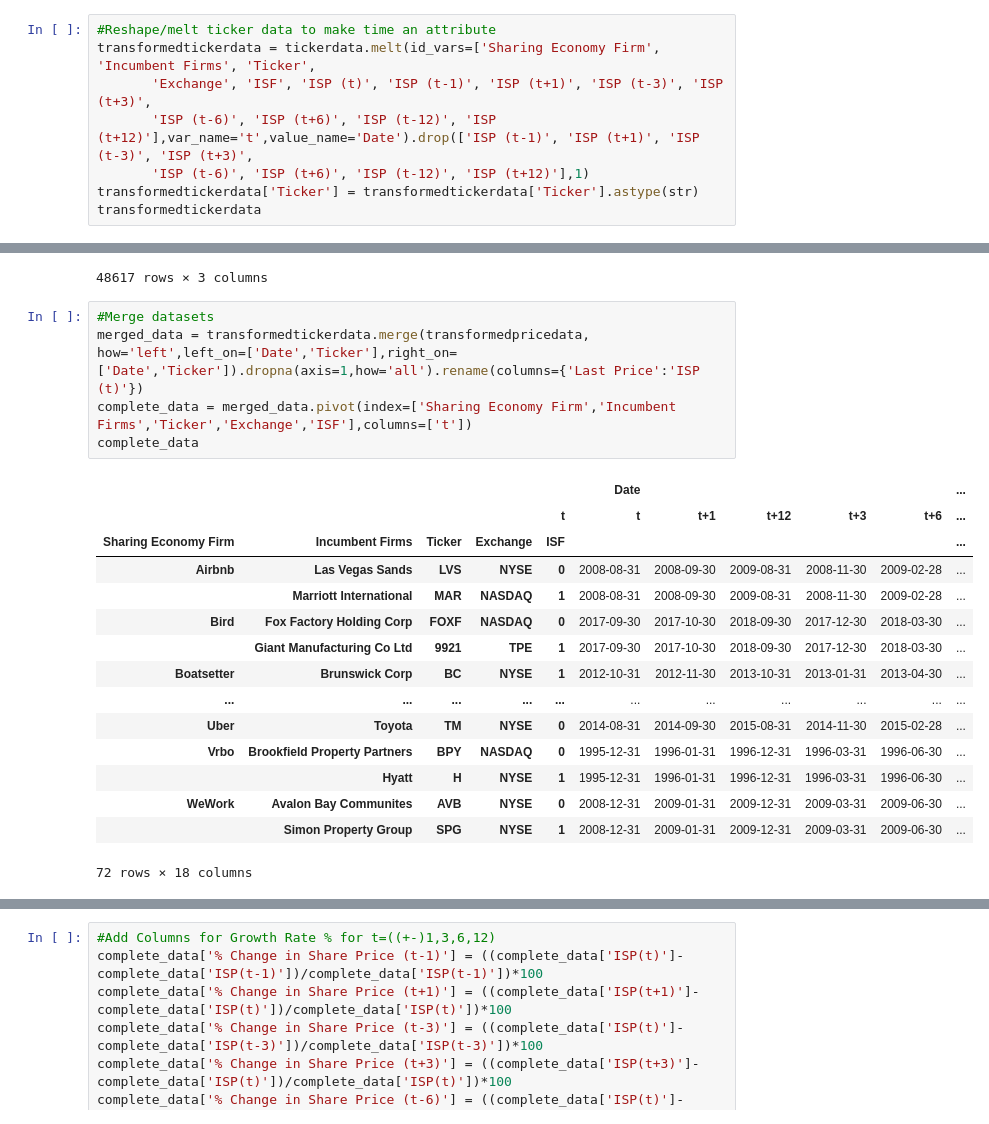
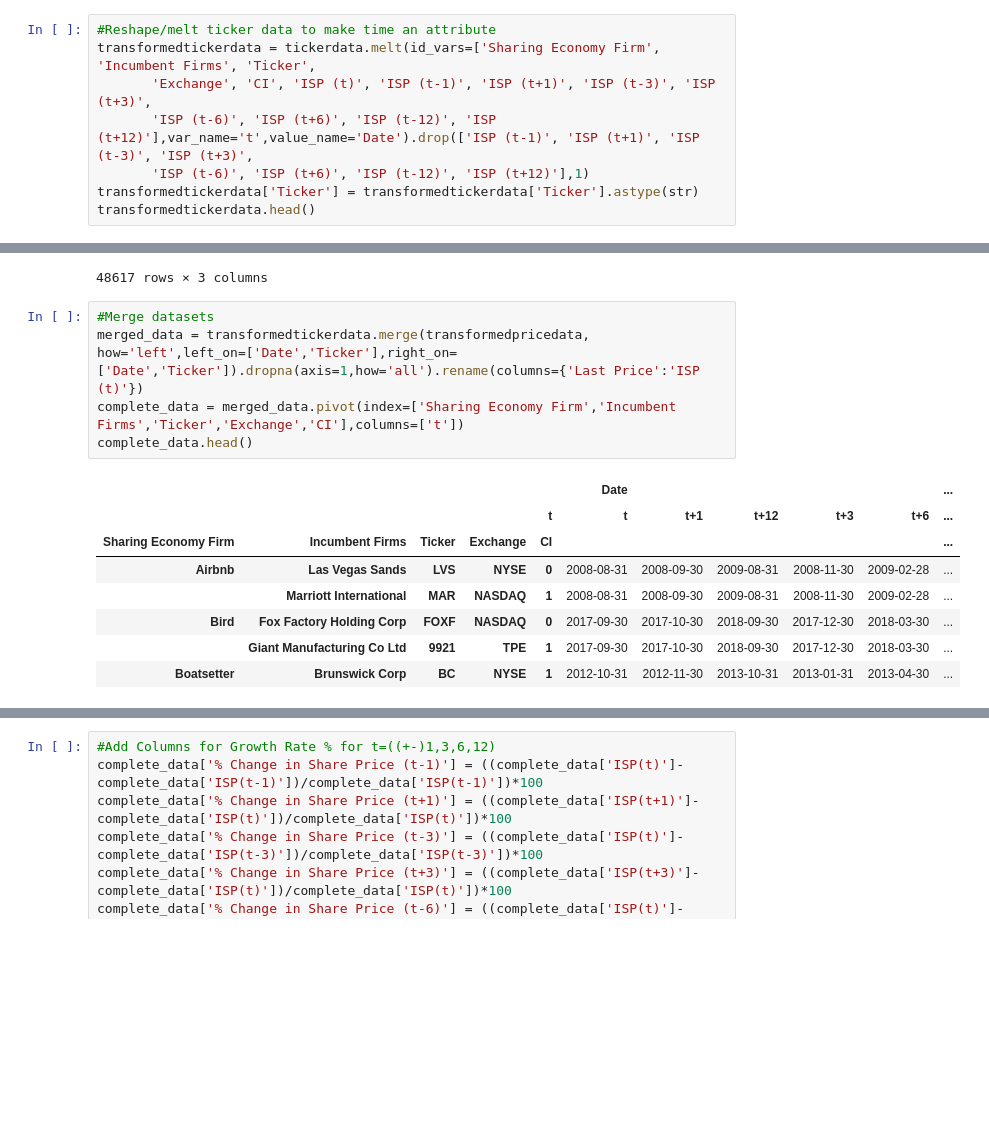
Before and after one commit to SolB77/Managerial-Economics-Senior-Thesis, a Jupyter notebook: Thesis Data Cleanup, Merging, and Visualization.ipynb, the cells around one changed output, grey strips where cells are left out. Drawn from its saved outputs; the diff is of its cells as text; blank space fills up the shorter version.

Commit message:
Create STATA Data

```diff
--- a/Thesis Data Cleanup, Merging, and Visualization.ipynb
+++ b/Thesis Data Cleanup, Merging, and Visualization.ipynb
@@ -34,9 +28,9 @@ Index(['Sharing Economy Firm', 't', 'Incumbent Firms', 'Ticker', 'Exchange',
 # %%
 #Reshape/melt ticker data to make time an attribute
 transformedtickerdata = tickerdata.melt(id_vars=['Sharing Economy Firm', 'Incumbent Firms', 'Ticker',
-       'Exchange', 'ISF', 'ISP (t)', 'ISP (t-1)', 'ISP (t+1)', 'ISP (t-3)', 'ISP (t+3)',
+       'Exchange', 'CI', 'ISP (t)', 'ISP (t-1)', 'ISP (t+1)', 'ISP (t-3)', 'ISP (t+3)',
        'ISP (t-6)', 'ISP (t+6)', 'ISP (t-12)', 'ISP (t+12)'],var_name='t',value_name='Date').drop(['ISP (t-1)', 'ISP (t+1)', 'ISP (t-3)', 'ISP (t+3)',
        'ISP (t-6)', 'ISP (t+6)', 'ISP (t-12)', 'ISP (t+12)'],1)
 transformedtickerdata['Ticker'] = transformedtickerdata['Ticker'].astype(str)
-transformedtickerdata
+transformedtickerdata.head()
 # %% [output]
@@ -79,24 +66,17 @@ transformedpricedata.dropna(axis=1,how='all')
 # %%
 #Merge datasets
 merged_data = transformedtickerdata.merge(transformedpricedata, how='left',left_on=['Date','Ticker'],right_on=['Date','Ticker']).dropna(axis=1,how='all').rename(columns={'Last Price':'ISP (t)'})
-complete_data = merged_data.pivot(index=['Sharing Economy Firm','Incumbent Firms','Ticker','Exchange','ISF'],columns=['t'])
-complete_data
+complete_data = merged_data.pivot(index=['Sharing Economy Firm','Incumbent Firms','Ticker','Exchange','CI'],columns=['t'])
+complete_data.head()
 # %% [output]
 |  |  |  |  |  | Date |  |  |  |  | ... |
 |  |  |  |  | t | t | t+1 | t+12 | t+3 | t+6 | ... |
-| Sharing Economy Firm | Incumbent Firms | Ticker | Exchange | ISF |  |  |  |  |  | ... |
+| Sharing Economy Firm | Incumbent Firms | Ticker | Exchange | CI |  |  |  |  |  | ... |
 | Airbnb | Las Vegas Sands | LVS | NYSE | 0 | 2008-08-31 | 2008-09-30 | 2009-08-31 | 2008-11-30 | 2009-02-28 | ... |
 |  | Marriott International | MAR | NASDAQ | 1 | 2008-08-31 | 2008-09-30 | 2009-08-31 | 2008-11-30 | 2009-02-28 | ... |
 | Bird | Fox Factory Holding Corp | FOXF | NASDAQ | 0 | 2017-09-30 | 2017-10-30 | 2018-09-30 | 2017-12-30 | 2018-03-30 | ... |
 |  | Giant Manufacturing Co Ltd | 9921 | TPE | 1 | 2017-09-30 | 2017-10-30 | 2018-09-30 | 2017-12-30 | 2018-03-30 | ... |
 | Boatsetter | Brunswick Corp | BC | NYSE | 1 | 2012-10-31 | 2012-11-30 | 2013-10-31 | 2013-01-31 | 2013-04-30 | ... |
-| ... | ... | ... | ... | ... | ... | ... | ... | ... | ... | ... |
-| Uber | Toyota | TM | NYSE | 0 | 2014-08-31 | 2014-09-30 | 2015-08-31 | 2014-11-30 | 2015-02-28 | ... |
-| Vrbo | Brookfield Property Partners | BPY | NASDAQ | 0 | 1995-12-31 | 1996-01-31 | 1996-12-31 | 1996-03-31 | 1996-06-30 | ... |
-|  | Hyatt | H | NYSE | 1 | 1995-12-31 | 1996-01-31 | 1996-12-31 | 1996-03-31 | 1996-06-30 | ... |
-| WeWork | Avalon Bay Communites | AVB | NYSE | 0 | 2008-12-31 | 2009-01-31 | 2009-12-31 | 2009-03-31 | 2009-06-30 | ... |
-|  | Simon Property Group | SPG | NYSE | 1 | 2008-12-31 | 2009-01-31 | 2009-12-31 | 2009-03-31 | 2009-06-30 | ... |
-72 rows × 18 columns
 # %%
 #Drop Multindex
 complete_data.columns = ['_'.join(col) for col in complete_data.columns]
```
Also changed, not shown: parts of 11 cells of this notebook, 3 other files.
